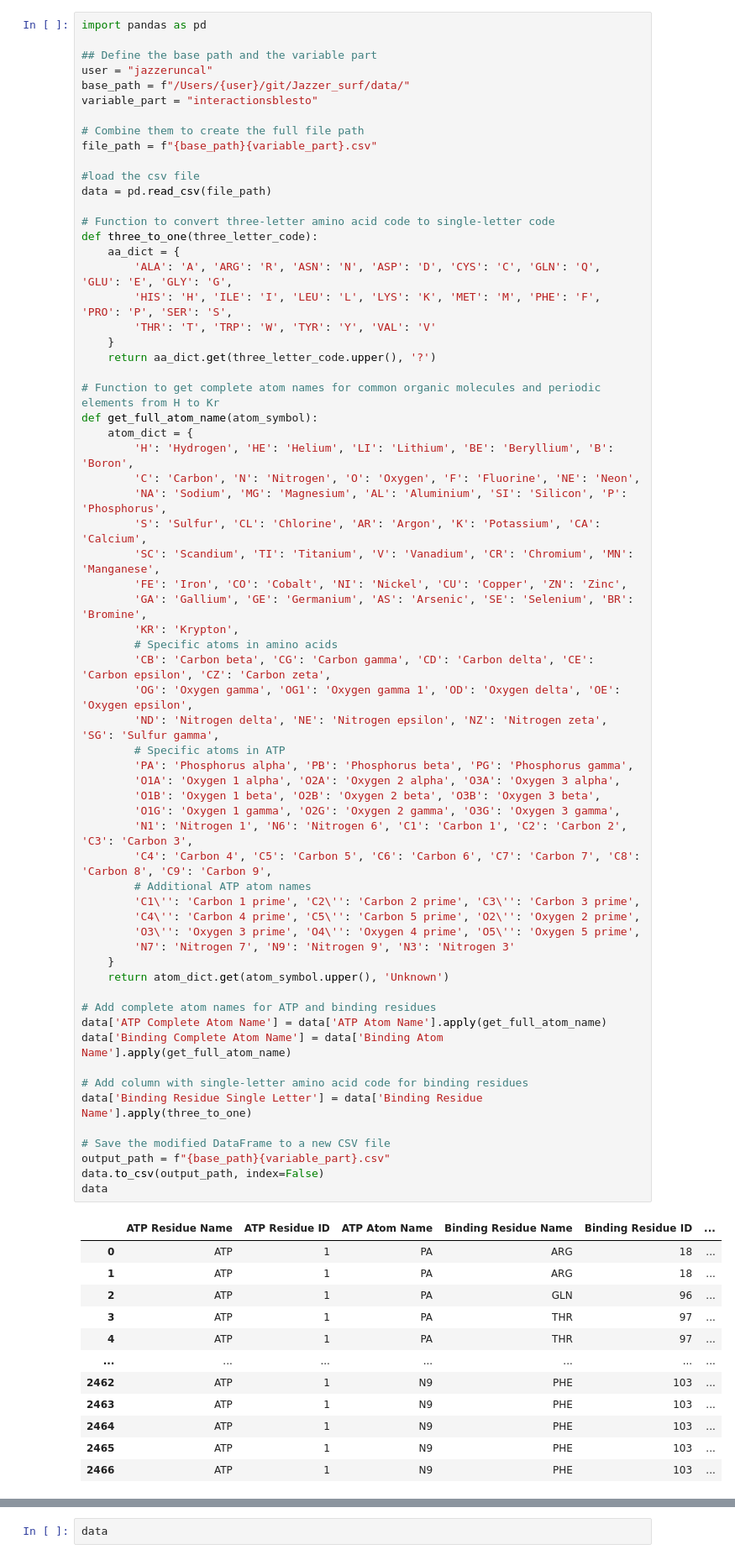
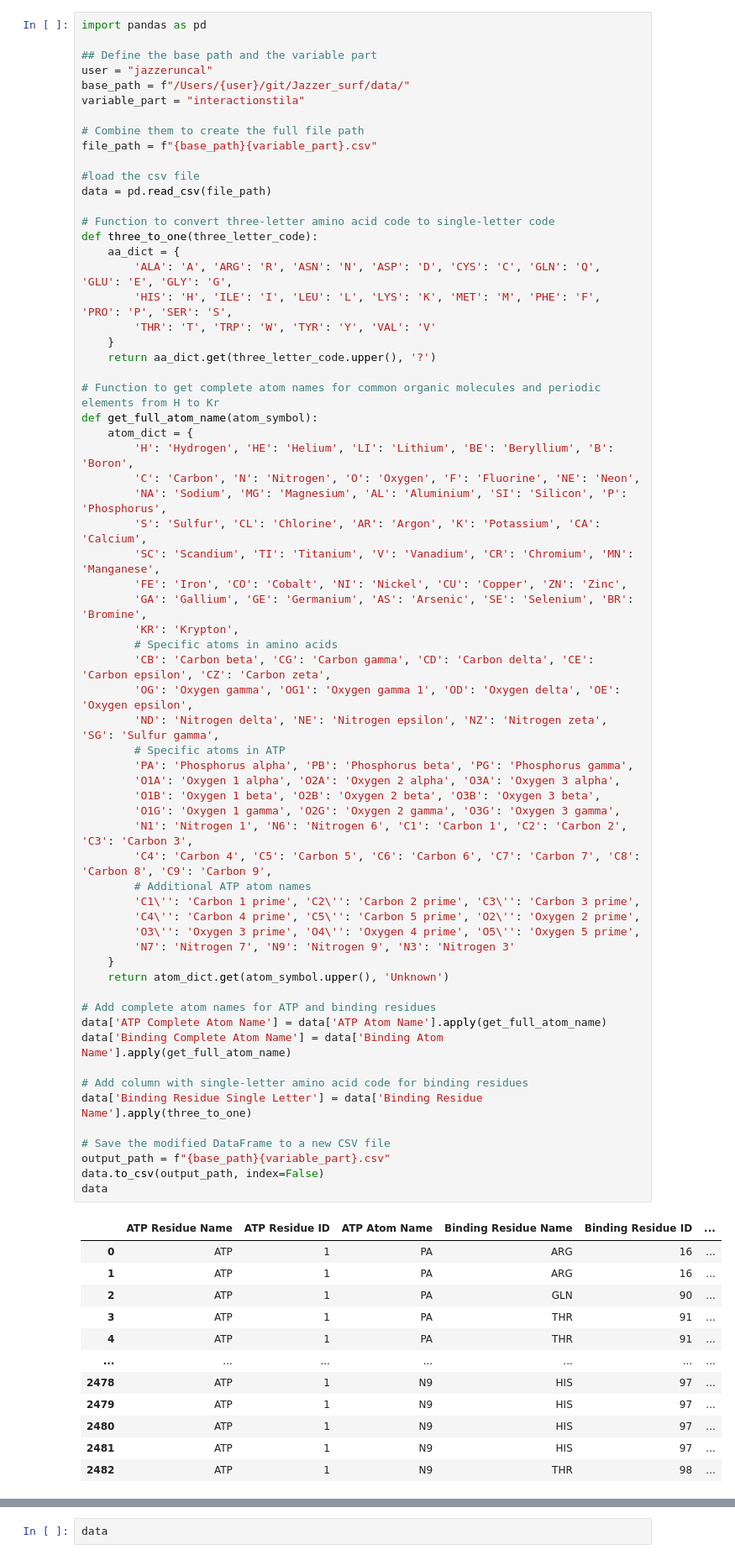
Before and after one commit to dalarios/Jazzer_surf, a Jupyter notebook: pymol-ATP_aa.ipynb, the cells around one changed output, grey strips where cells are left out. Shown at 84% size. Cells and saved outputs as stored; diff of their text form.

```diff
--- a/pymol-ATP_aa.ipynb
+++ b/pymol-ATP_aa.ipynb
@@ -64,7 +64,7 @@ import pandas as pd
 ## Define the base path and the variable part
 user = "jazzeruncal"
 base_path = f"/Users/{user}/git/Jazzer_surf/data/"
-variable_part = "interactionsblesto"
+variable_part = "interactionstila"
 
 # Combine them to create the full file path
 file_path = f"{base_path}{variable_part}.csv"
@@ -97,41 +97,41 @@ def get_full_atom_name(atom_symbol):
         'OG': 'Oxygen gamma', 'OG1': 'Oxygen gamma 1', 'OD': 'Oxygen delta', 'OE': 'Oxygen epsilon',
         'ND': 'Nitrogen delta', 'NE': 'Nitrogen epsilon', 'NZ': 'Nitrogen zeta', 'SG': 'Sulfur gamma',
         # Specific atoms in ATP
         'PA': 'Phosphorus alpha', 'PB': 'Phosphorus beta', 'PG': 'Phosphorus gamma',
         'O1A': 'Oxygen 1 alpha', 'O2A': 'Oxygen 2 alpha', 'O3A': 'Oxygen 3 alpha',
         'O1B': 'Oxygen 1 beta', 'O2B': 'Oxygen 2 beta', 'O3B': 'Oxygen 3 beta',
         'O1G': 'Oxygen 1 gamma', 'O2G': 'Oxygen 2 gamma', 'O3G': 'Oxygen 3 gamma',
         'N1': 'Nitrogen 1', 'N6': 'Nitrogen 6', 'C1': 'Carbon 1', 'C2': 'Carbon 2', 'C3': 'Carbon 3',
         'C4': 'Carbon 4', 'C5': 'Carbon 5', 'C6': 'Carbon 6', 'C7': 'Carbon 7', 'C8': 'Carbon 8', 'C9': 'Carbon 9',
         # Additional ATP atom names
         'C1\'': 'Carbon 1 prime', 'C2\'': 'Carbon 2 prime', 'C3\'': 'Carbon 3 prime',
         'C4\'': 'Carbon 4 prime', 'C5\'': 'Carbon 5 prime', 'O2\'': 'Oxygen 2 prime',
         'O3\'': 'Oxygen 3 prime', 'O4\'': 'Oxygen 4 prime', 'O5\'': 'Oxygen 5 prime',
         'N7': 'Nitrogen 7', 'N9': 'Nitrogen 9', 'N3': 'Nitrogen 3'
     }
     return atom_dict.get(atom_symbol.upper(), 'Unknown')
 
 # Add complete atom names for ATP and binding residues
 data['ATP Complete Atom Name'] = data['ATP Atom Name'].apply(get_full_atom_name)
 data['Binding Complete Atom Name'] = data['Binding Atom Name'].apply(get_full_atom_name)
 
 # Add column with single-letter amino acid code for binding residues
 data['Binding Residue Single Letter'] = data['Binding Residue Name'].apply(three_to_one)
 
 # Save the modified DataFrame to a new CSV file
 output_path = f"{base_path}{variable_part}.csv"
 data.to_csv(output_path, index=False)
 data
 # %% [output]
 |  | ATP Residue Name | ATP Residue ID | ATP Atom Name | Binding Residue Name | Binding Residue ID | ... |
-| 0 | ATP | 1 | PA | ARG | 18 | ... |
-| 1 | ATP | 1 | PA | ARG | 18 | ... |
-| 2 | ATP | 1 | PA | GLN | 96 | ... |
-| 3 | ATP | 1 | PA | THR | 97 | ... |
-| 4 | ATP | 1 | PA | THR | 97 | ... |
+| 0 | ATP | 1 | PA | ARG | 16 | ... |
+| 1 | ATP | 1 | PA | ARG | 16 | ... |
+| 2 | ATP | 1 | PA | GLN | 90 | ... |
+| 3 | ATP | 1 | PA | THR | 91 | ... |
+| 4 | ATP | 1 | PA | THR | 91 | ... |
 | ... | ... | ... | ... | ... | ... | ... |
-| 2462 | ATP | 1 | N9 | PHE | 103 | ... |
-| 2463 | ATP | 1 | N9 | PHE | 103 | ... |
-| 2464 | ATP | 1 | N9 | PHE | 103 | ... |
-| 2465 | ATP | 1 | N9 | PHE | 103 | ... |
-| 2466 | ATP | 1 | N9 | PHE | 103 | ... |
+| 2478 | ATP | 1 | N9 | HIS | 97 | ... |
+| 2479 | ATP | 1 | N9 | HIS | 97 | ... |
+| 2480 | ATP | 1 | N9 | HIS | 97 | ... |
+| 2481 | ATP | 1 | N9 | HIS | 97 | ... |
+| 2482 | ATP | 1 | N9 | THR | 98 | ... |
```
Also changed, not shown: parts of 4 cells of this notebook, 20 other files.
